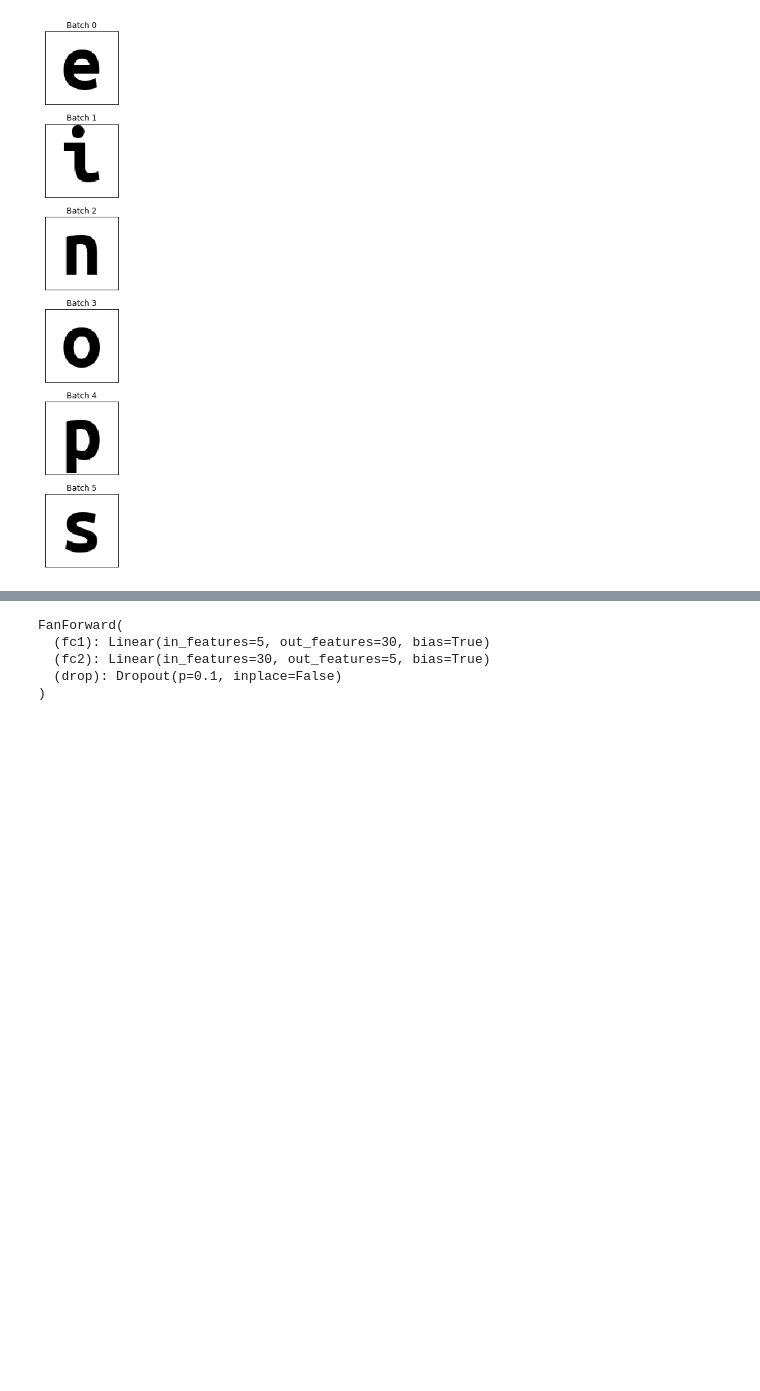
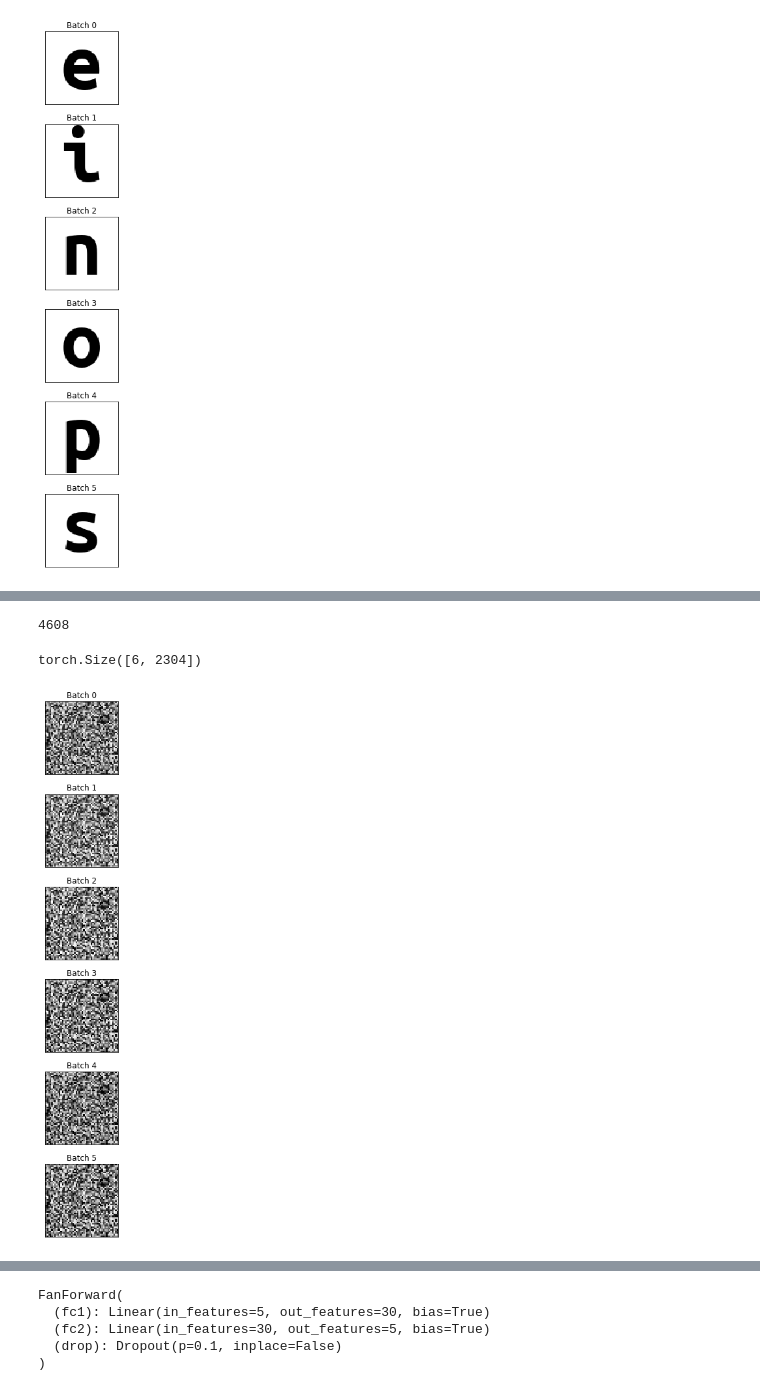
Before and after one commit to hdmamin/incendio, a Jupyter notebook: scratch_notebooks/annotated-gpt2-blogpost.ipynb, the cells around one changed output, grey strips where cells are left out. Drawn from its saved outputs; the diff is of its cells as text; code cells hidden in the pictures; blank space fills up the shorter version.

```diff
--- a/scratch_notebooks/annotated-gpt2-blogpost.ipynb
+++ b/scratch_notebooks/annotated-gpt2-blogpost.ipynb
@@ -133,3 +179,19 @@ torch.Size([2, 24, 4])
+# %%
+bw_out.shape[1]
+# %% [output]
+4608
+# %%
+fc = nn.Linear(img_bw.shape[-1] * img_bw.shape[-2],
+               img_bw.shape[-1] * img_bw.shape[-2] // 4)
+with torch.no_grad():
+    fc.weight.data.fill_(2)
+bw_out = fc(img_bw.view(img_bw.shape[0], -1))
+plot_img_batch(
+    bw_out.view(bw_out.shape[0], int(np.sqrt(bw_out.shape[1])), -1)
+)
+# %% [output]
+torch.Size([6, 2304])
+[figure, added]
 # %%
 class DotProductAttention(nn.Module):
 
```
Also changed, not shown: parts of 17 cells of this notebook.
